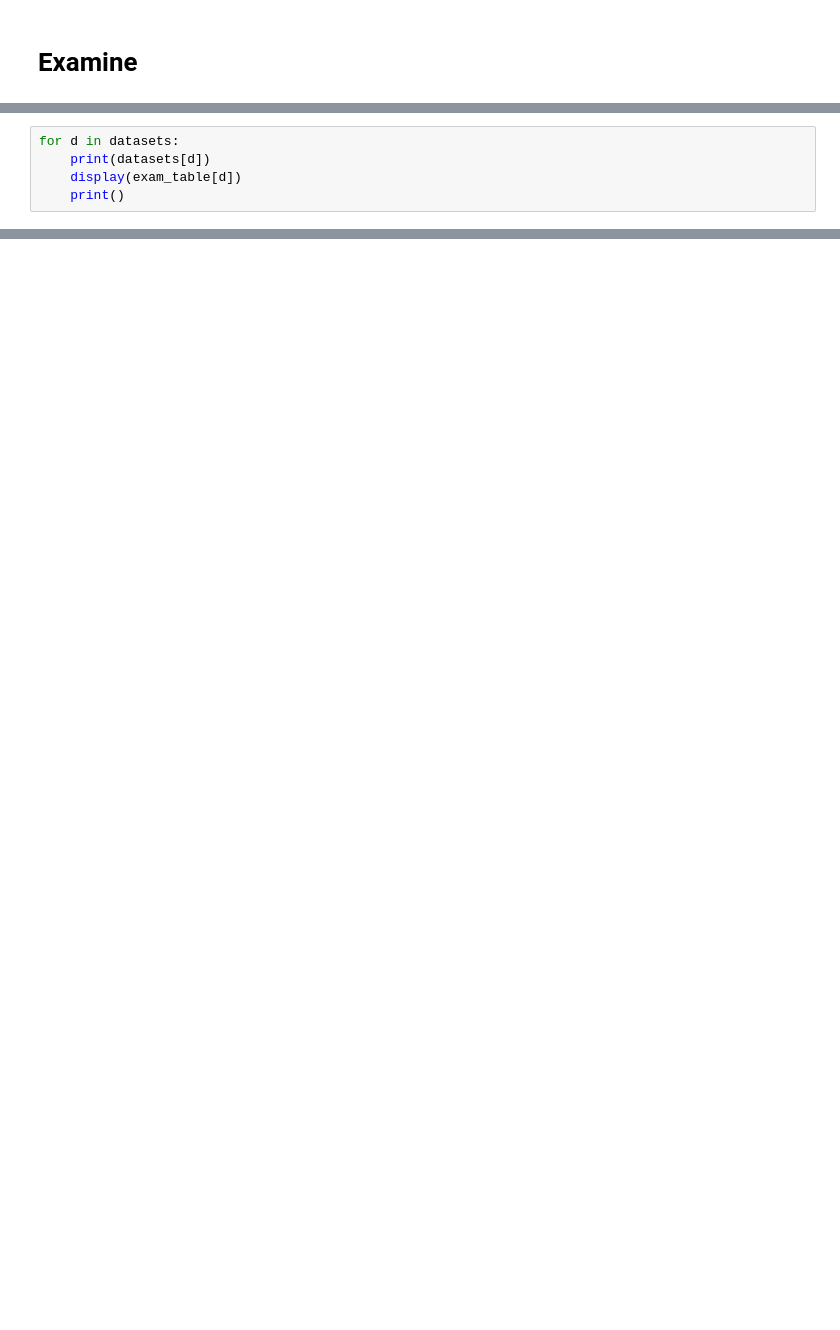
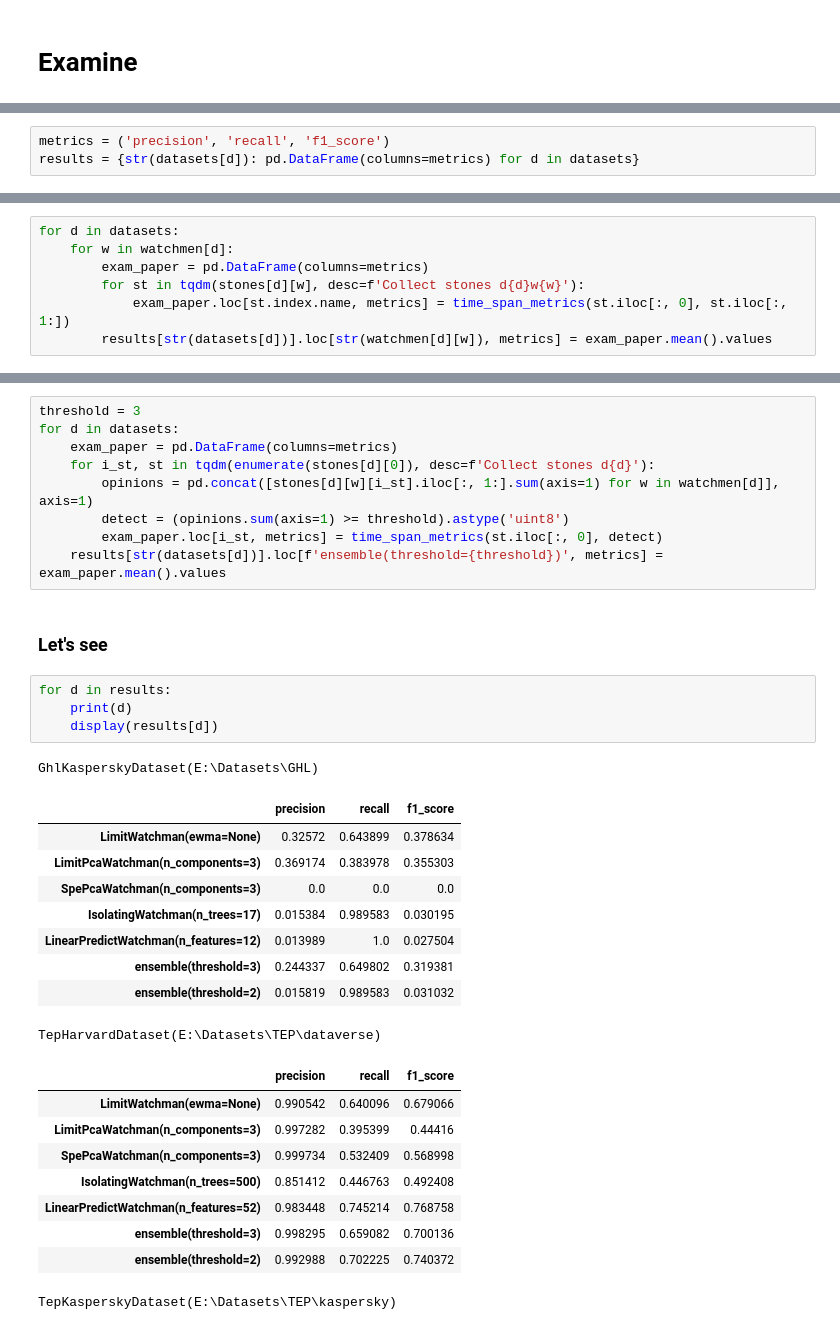
Before and after one commit to sau114/skillfactory_rds, a Jupyter notebook: module_final/90-watchmen-tournament.ipynb, the cells around one changed output, grey strips where cells are left out. Drawn from its saved outputs; the diff is of its cells as text; blank space fills up the shorter version.

Commit message:
Ensemble in tournament

```diff
--- a/module_final/90-watchmen-tournament.ipynb
+++ b/module_final/90-watchmen-tournament.ipynb
@@ -121,5 +95,0 @@ for d in datasets:
-# %%
-for d in datasets:
-    print(datasets[d])
-    display(exam_table[d])
-    print()
@@ -147,0 +98,3 @@ SwatItrustDataset(E:\Datasets\SWaT\dataset12)
+# %%
+metrics = ('precision', 'recall', 'f1_score')
+results = {str(datasets[d]): pd.DataFrame(columns=metrics) for d in datasets}
@@ -147,0 +103,7 @@ SwatItrustDataset(E:\Datasets\SWaT\dataset12)
+# %%
+for d in datasets:
+    for w in watchmen[d]:
+        exam_paper = pd.DataFrame(columns=metrics)
+        for st in tqdm(stones[d][w], desc=f'Collect stones d{d}w{w}'):
+            exam_paper.loc[st.index.name, metrics] = time_span_metrics(st.iloc[:, 0], st.iloc[:, 1:])
+        results[str(datasets[d])].loc[str(watchmen[d][w]), metrics] = exam_paper.mean().values
@@ -147,0 +112,35 @@ SwatItrustDataset(E:\Datasets\SWaT\dataset12)
+# %%
+threshold = 3
+for d in datasets:
+    exam_paper = pd.DataFrame(columns=metrics)
+    for i_st, st in tqdm(enumerate(stones[d][0]), desc=f'Collect stones d{d}'):
+        opinions = pd.concat([stones[d][w][i_st].iloc[:, 1:].sum(axis=1) for w in watchmen[d]], axis=1)
+        detect = (opinions.sum(axis=1) >= threshold).astype('uint8')
+        exam_paper.loc[i_st, metrics] = time_span_metrics(st.iloc[:, 0], detect)
+    results[str(datasets[d])].loc[f'ensemble(threshold={threshold})', metrics] = exam_paper.mean().values
+# %% [markdown]
+### Let's see
+# %%
+for d in results:
+    print(d)
+    display(results[d])
+# %% [output]
+GhlKasperskyDataset(E:\Datasets\GHL)
+|  | precision | recall | f1_score |
+| LimitWatchman(ewma=None) | 0.32572 | 0.643899 | 0.378634 |
+| LimitPcaWatchman(n_components=3) | 0.369174 | 0.383978 | 0.355303 |
+| SpePcaWatchman(n_components=3) | 0.0 | 0.0 | 0.0 |
+| IsolatingWatchman(n_trees=17) | 0.015384 | 0.989583 | 0.030195 |
+| LinearPredictWatchman(n_features=12) | 0.013989 | 1.0 | 0.027504 |
+| ensemble(threshold=3) | 0.244337 | 0.649802 | 0.319381 |
+| ensemble(threshold=2) | 0.015819 | 0.989583 | 0.031032 |
+TepHarvardDataset(E:\Datasets\TEP\dataverse)
+|  | precision | recall | f1_score |
+| LimitWatchman(ewma=None) | 0.990542 | 0.640096 | 0.679066 |
+| LimitPcaWatchman(n_components=3) | 0.997282 | 0.395399 | 0.44416 |
+| SpePcaWatchman(n_components=3) | 0.999734 | 0.532409 | 0.568998 |
+| IsolatingWatchman(n_trees=500) | 0.851412 | 0.446763 | 0.492408 |
+| LinearPredictWatchman(n_features=52) | 0.983448 | 0.745214 | 0.768758 |
+| ensemble(threshold=3) | 0.998295 | 0.659082 | 0.700136 |
+| ensemble(threshold=2) | 0.992988 | 0.702225 | 0.740372 |
+TepKasperskyDataset(E:\Datasets\TEP\kaspersky)
```
Also changed, not shown: parts of 29 cells of this notebook, 1 other file.
